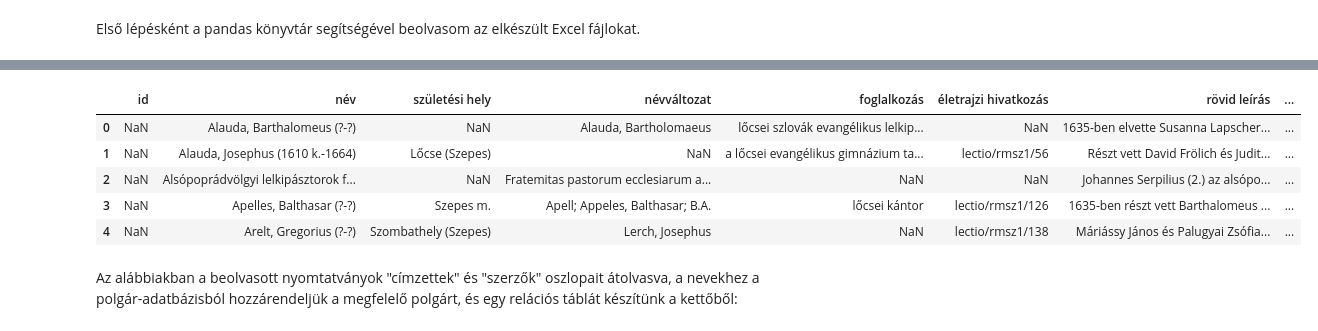
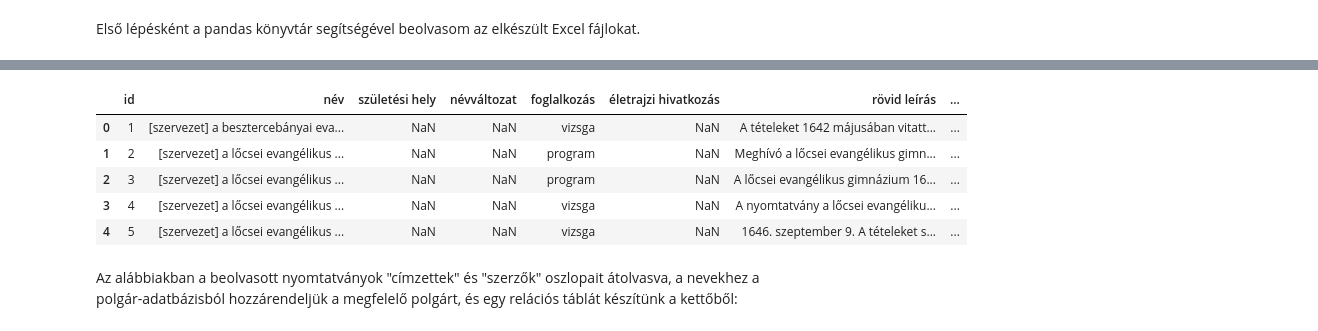
Before and after one commit to kuti-b/zipserbuch, a Jupyter notebook: notebook/notebook/_build/jupyter_execute/zipserbuch.ipynb, the cells around one changed output, grey strips where cells are left out. Cells and saved outputs as stored; diff of their text form; code cells hidden in the pictures.

```diff
--- a/notebook/notebook/_build/jupyter_execute/zipserbuch.ipynb
+++ b/notebook/notebook/_build/jupyter_execute/zipserbuch.ipynb
@@ -25,15 +25,15 @@ records.head()
 | 1254 | 20 | 1621 | Lakodalmi ének | esküvő | Daniel Cramer és Christina Wolf 1... | Cramer, Daniel; Wolf, Christina | ... |
 | 1255 | 21 | 1621 | Oktató versek | általános üdvözlés | Tizenkét vers az elöljáróknak szü... | NaN | ... |
 # %%
-citizens = pandas.read_excel('polgarok_final.xlsx')
+citizens = pandas.read_excel('szemelyek.xlsx')
 citizens.head()
 # %% [output]
 |  | id | név | születési hely | névváltozat | foglalkozás | életrajzi hivatkozás | rövid leírás | ... |
-| 0 | NaN | Alauda, Barthalomeus (?-?) | NaN | Alauda, Bartholomaeus | lőcsei szlovák evangélikus lelkip... | NaN | 1635-ben elvette Susanna Lapscher... | ... |
-| 1 | NaN | Alauda, Josephus (1610 k.-1664) | Lőcse (Szepes) | NaN | a lőcsei evangélikus gimnázium ta... | lectio/rmsz1/56 | Részt vett David Frölich és Judit... | ... |
-| 2 | NaN | Alsópoprádvölgyi lelkipásztorok f... | NaN | Fratemitas pastorum ecclesiarum a... | NaN | NaN | Johannes Serpilius (2.) az alsópo... | ... |
-| 3 | NaN | Apelles, Balthasar (?-?) | Szepes m. | Apell; Appeles, Balthasar; B.A. | lőcsei kántor | lectio/rmsz1/126 | 1635-ben részt vett Barthalomeus ... | ... |
-| 4 | NaN | Arelt, Gregorius (?-?) | Szombathely (Szepes) | Lerch, Josephus | NaN | lectio/rmsz1/138 | Máriássy János és Palugyai Zsófia... | ... |
+| 0 | 1 | [szervezet] a besztercebányai eva... | NaN | NaN | vizsga | NaN | A tételeket 1642 májusában vitatt... | ... |
+| 1 | 2 | [szervezet] a lőcsei evangélikus ... | NaN | NaN | program | NaN | Meghívó a lőcsei evangélikus gimn... | ... |
+| 2 | 3 | [szervezet] a lőcsei evangélikus ... | NaN | NaN | program | NaN | A lőcsei evangélikus gimnázium 16... | ... |
+| 3 | 4 | [szervezet] a lőcsei evangélikus ... | NaN | NaN | vizsga | NaN | A nyomtatvány a lőcsei evangéliku... | ... |
+| 4 | 5 | [szervezet] a lőcsei evangélikus ... | NaN | NaN | vizsga | NaN | 1646. szeptember 9. A tételeket s... | ... |
 # %% [markdown]
 Az alábbiakban a beolvasott nyomtatványok "címzettek" és "szerzők" oszlopait átolvasva, a nevekhez a polgár-adatbázisból hozzárendeljük a megfelelő polgárt, és egy relációs táblát készítünk a kettőből:
 # %%
```
Also changed, not shown: parts of 5 cells of this notebook, 23 other files.
